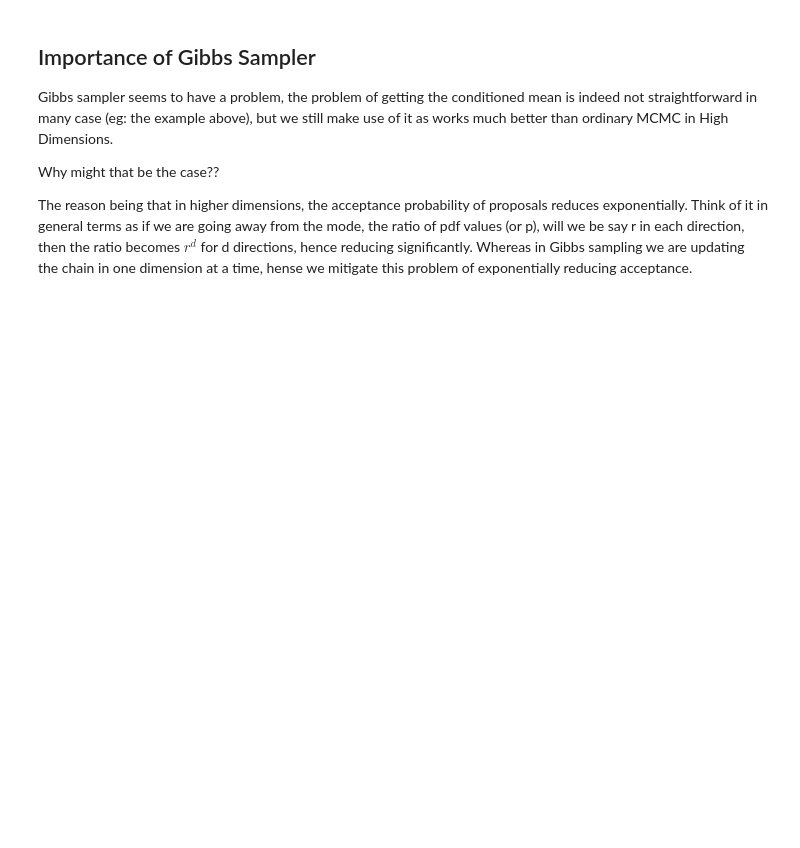
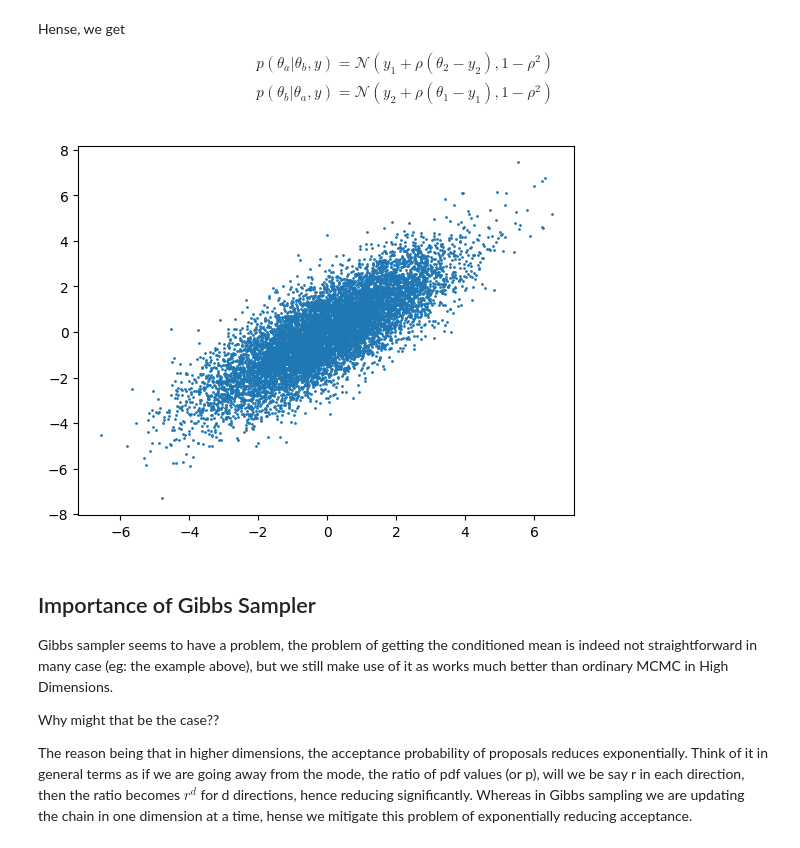
Before and after one commit to Gaurav17Joshi/CompStats, a Jupyter notebook: _build/jupyter_execute/notebooks/Simulation_Based_Inference/Gibbs_Sampling.ipynb, the cells around one changed output. Cells and saved outputs as stored; diff of their text form; code cells hidden in the pictures; blank space fills up the shorter version.

Commit message:
imp sampling

```diff
--- a/_build/jupyter_execute/notebooks/Simulation_Based_Inference/Gibbs_Sampling.ipynb
+++ b/_build/jupyter_execute/notebooks/Simulation_Based_Inference/Gibbs_Sampling.ipynb
@@ -30,3 +49,50 @@ We will use the same example as in metropolis sampling example to check gibbs sa
+# %% [markdown]
+Hense, we get
+\begin{align}
+p( \theta_{a} | \theta_{b}, y) =  \mathcal{N}( y_1 + \rho (\theta_2 - y_2 ) , 1 - \rho^2 ) \\
+p( \theta_{b} | \theta_{a}, y) =  \mathcal{N}( y_2 + \rho (\theta_1 - y_1 ) , 1 - \rho^2 )
+\end{align}
+# %%
+# Making a simple implementation of Gibbs Sampling
+# Find gibbs equation for any multivariate normal distribution***
+import numpy as np
+import matplotlib.pyplot as plt
+
+def gibbs_sampler(theta0, n_samples, burn_in, sigma, mu, rho):
+    """
+    Gibbs Sampling for a bivariate normal distribution
+    """
+    # Initialize
+    theta = np.zeros((n_samples, 2))
+    theta[0, :] = theta0
+
+    # Burn-in
+    for i in range(burn_in):
+        theta[0, :] = np.random.multivariate_normal(mean=mu, cov=sigma)
+
+    # Gibbs Sampling
+    for i in range(1, n_samples):
+        theta[i, 0] = np.random.normal(loc=mu[0] + rho[0, 1] * (theta[i-1, 1] - mu[1]), scale=sigma[0, 0])
+        theta[i, 1] = np.random.normal(loc=mu[1] + rho[1, 0] * (theta[i, 0] - mu[0]), scale=sigma[1, 1])
+
+    return theta
+
+# Parameters
+theta0 = np.array([0, 0])
+n_samples = 10000
+burn_in = 1000
+sigma = np.array([[1, 0.8], [0.8, 1]])
+mu = np.array([0, 0])
+rho = np.array([[1, 0.8], [0.8, 1]])
+
+# Run Gibbs Sampler
+theta = gibbs_sampler(theta0, n_samples, burn_in, sigma, mu, rho)
+
+# Plot
+plt.scatter(theta[:, 0], theta[:, 1], s=1)
+plt.show()
+# %% [output]
+[figure, added]
 # %% [markdown]
 ## Importance of Gibbs Sampler
 
```
Also changed, not shown: parts of 4 cells of this notebook, 31 other files.
